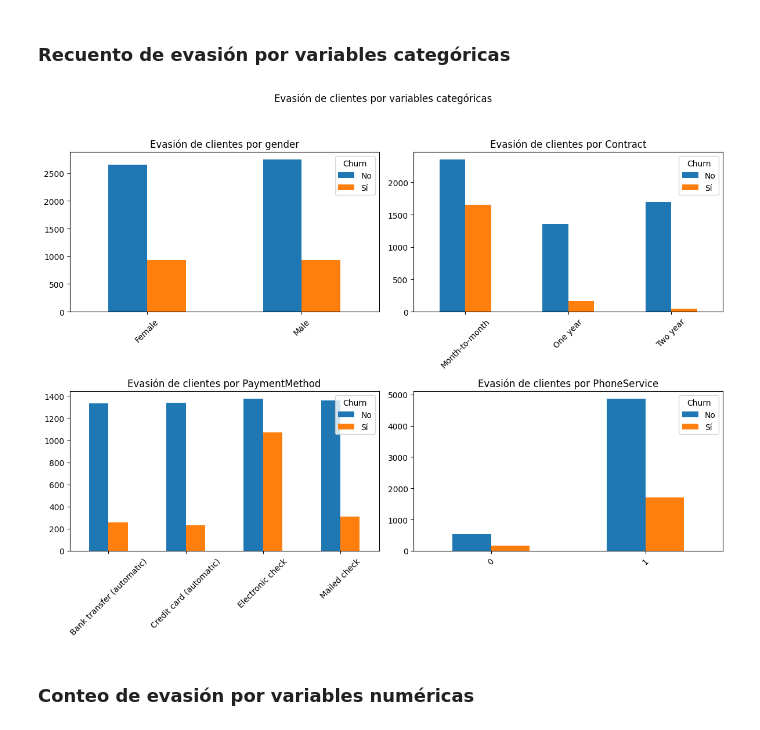
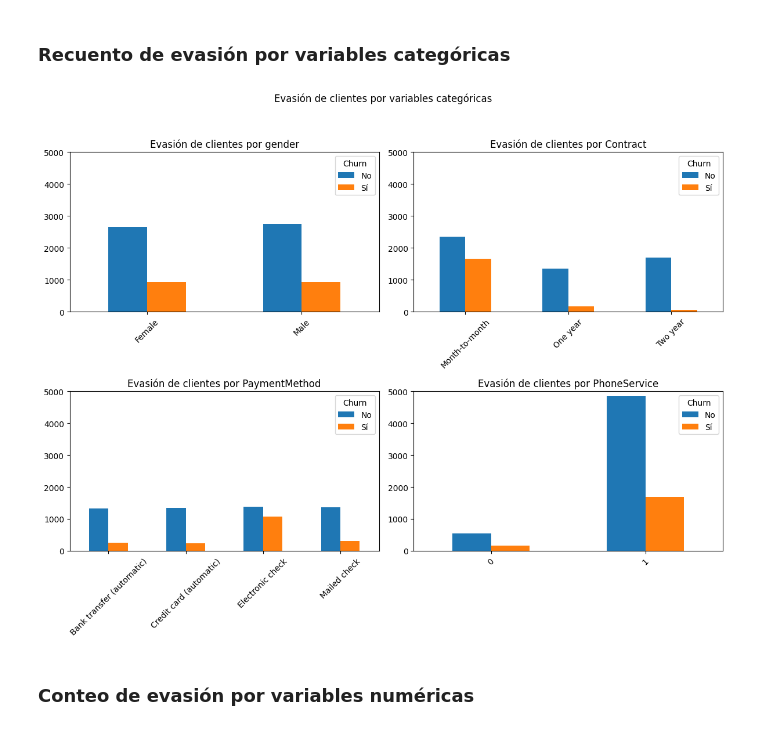
Before and after one commit to LeandroD-240/Oracle-Practices, a Jupyter notebook: TelecomX.ipynb, the cells around one changed output. Cells and saved outputs as stored; diff of their text form; code cells hidden in the pictures.

```diff
--- a/TelecomX.ipynb
+++ b/TelecomX.ipynb
@@ -362,21 +363,23 @@ plt.show()
 # %%
 bar_cols = ["gender", "Contract", "PaymentMethod", "PhoneService"]
 
 fig, ax = plt.subplots(2, 2, figsize=(12, 10))
 fig.suptitle("Evasión de clientes por variables categóricas")
 axes = ax.flatten()
 
 for i, col in enumerate(bar_cols):
     cross = pd.crosstab(df[col], df["Churn"])
     cross.plot(kind="bar", ax=axes[i], rot=45)
     axes[i].set_title(f"Evasión de clientes por {bar_cols[i]}")
     axes[i].set_xlabel("")
     axes[i].set_ylabel("")
+    axes[i].set_ylim(0, 5000)
     axes[i].legend(title="Churn", labels=["No", "Sí"])
 
+plt.savefig("img/Evasion_de_clientes_por_variables_categoricas.png")
 plt.tight_layout(rect=[0, 0.03, 1, 0.95])
 plt.show()
 # %% [output]
-[figure, old version]
+[figure, new version]
 # %% [markdown]
 ### Conteo de evasión por variables numéricas
```
Also changed, not shown: parts of 13 cells of this notebook.
